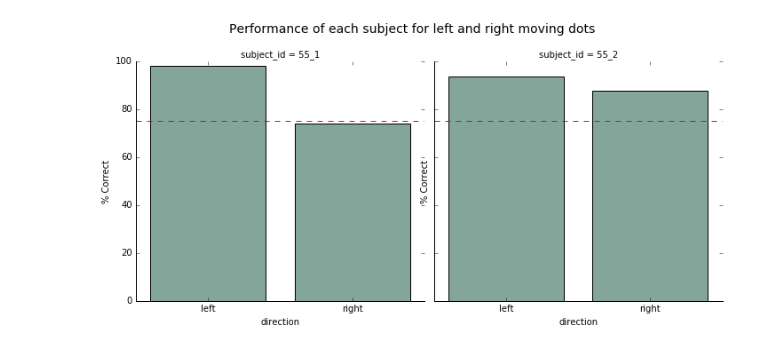
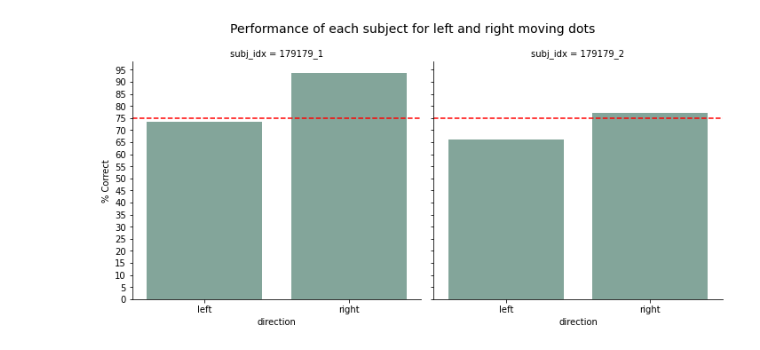
Before and after one commit to 104H/dyadicdecisionmaking, a Jupyter notebook: dataanalysis/post_experiment.ipynb, the cells around one changed output. Drawn from its saved outputs; the diff is of its cells as text; code cells hidden in the pictures.

```diff
--- a/dataanalysis/post_experiment.ipynb
+++ b/dataanalysis/post_experiment.ipynb
@@ -14,0 +19,2 @@ samples_df = pd.read_csv(os.path.join(datasrc,datafile))
+# %%
+samples_df = pd.read_csv("https://raw.githubusercontent.com/104H/dyadicdecisionmaking/2ifc-random-dots/data/DDM_pair179179_2021_Nov_19_0935.csv")
@@ -186,30 +194,32 @@ plt.show()
 # %%
 tmpdf = (samples_df
-         .groupby(['subject_id','direction'])['correct']
+         .groupby(['subj_idx','direction'])['correct']
          .value_counts(normalize=True)
          .unstack(fill_value=0)
          .stack()
          .rename("proportion")
          .reset_index()
         )
 tmpdf["proportion"] = tmpdf["proportion"] * 100
 g = sns.catplot(
     data=tmpdf[tmpdf["correct"]==1],
     x='direction',
     y='proportion',
     hue='correct',
-    col='subject_id',
+    col='subj_idx',
     kind='bar',
     legend=False
 )
 g.fig.subplots_adjust(top=0.86)
 g.fig.suptitle('Performance of each subject for left and right moving dots', fontsize=14)
 g.set(ylabel="% Correct")
+g.axes[0][0].set_yticks(np.arange(0,100,5))
+g.axes[0][1].set_yticks(np.arange(0,100,5))
 g.axes[0][0].axhline(y=75, color='red', linestyle='--')
 g.axes[0][1].axhline(y=75, color='red', linestyle='--')
 plt.show()
 # %% [output]
-[figure, old version]
+[figure, new version]
 # %%
 """
 Calculate the features of nth lag trial.
```
Also changed, not shown: parts of 23 cells of this notebook.
